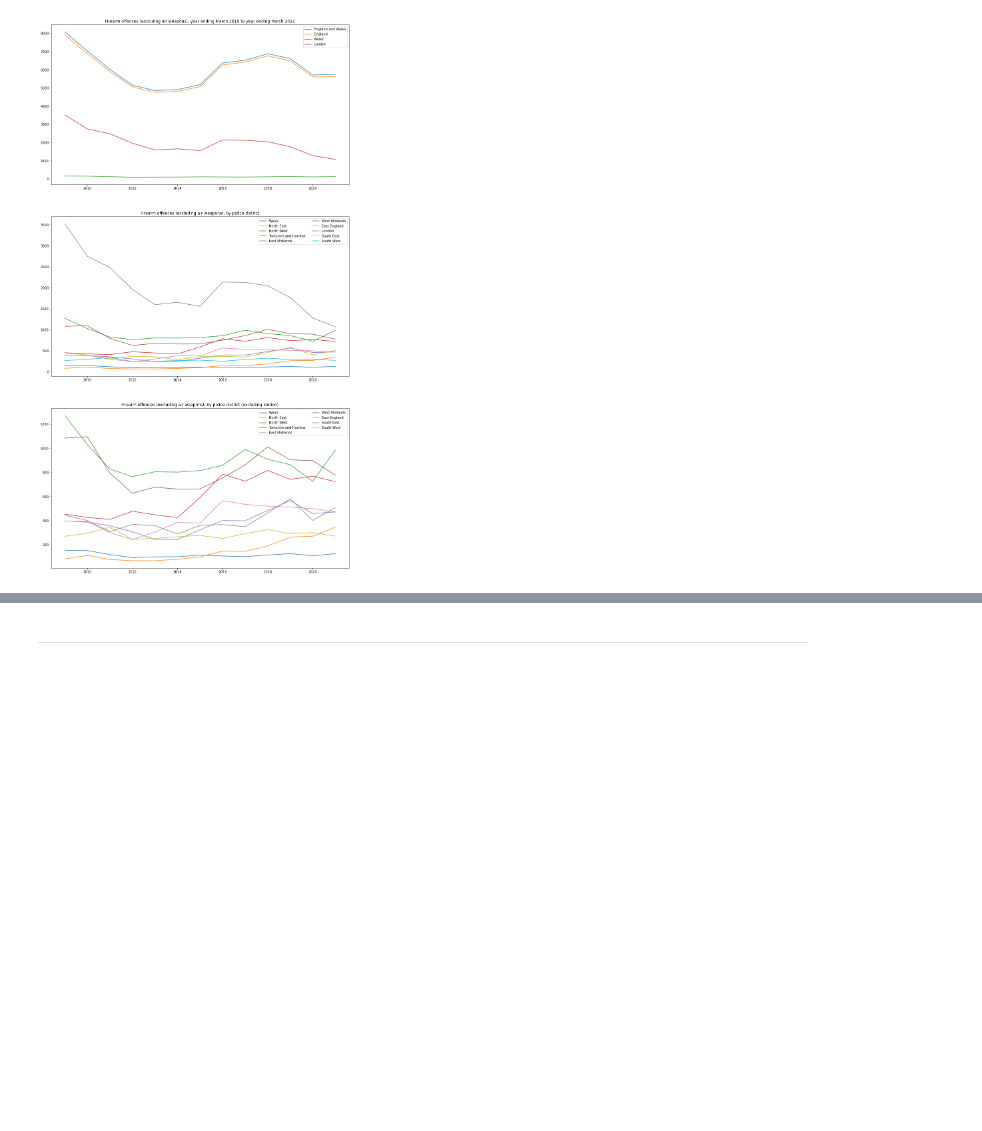
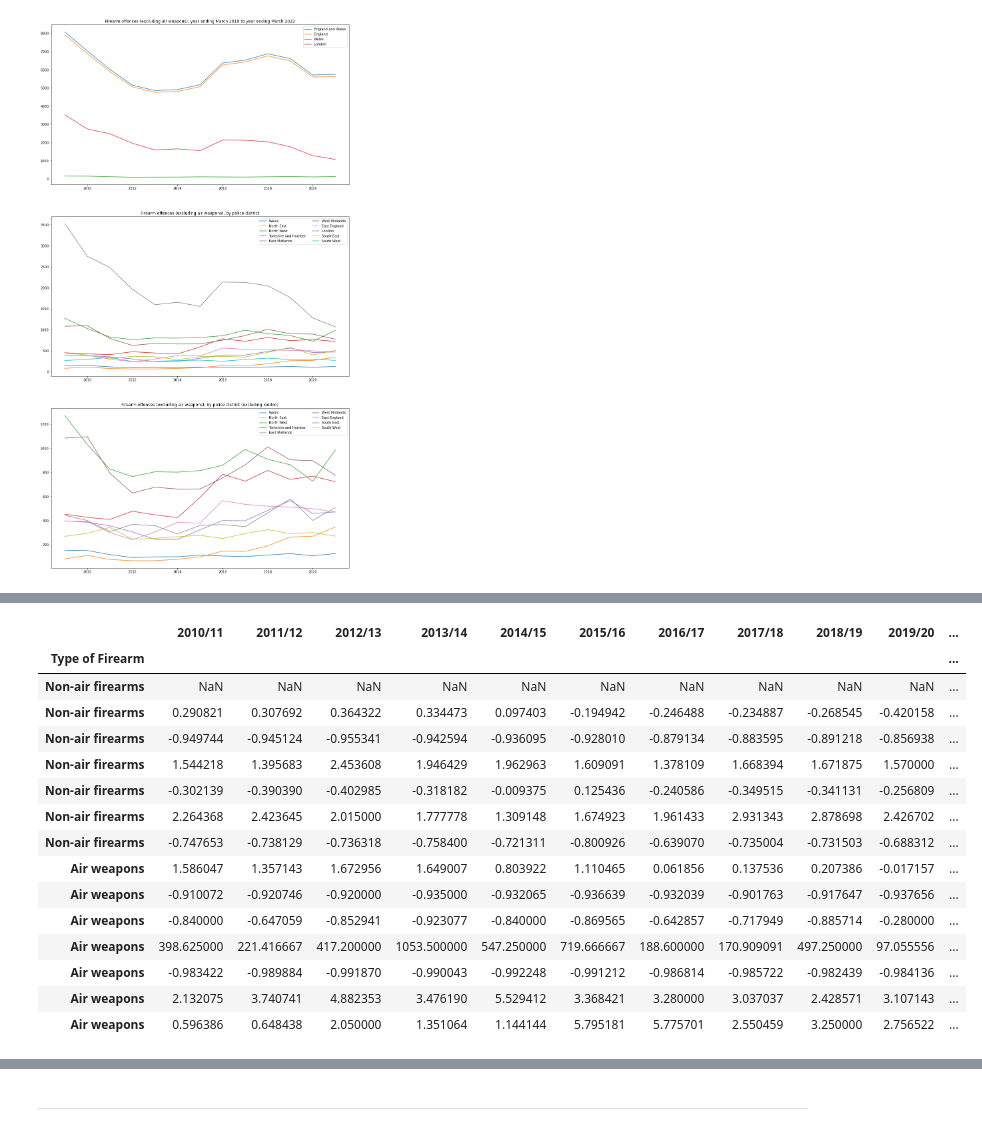
Before and after one commit to dgrinbe/London_Crime_Statistics, a Jupyter notebook: London Crime Analysis.ipynb, the cells around one changed output, grey strips where cells are left out. Cells and saved outputs as stored; diff of their text form; code cells hidden in the pictures; blank space fills up the shorter version.

```diff
--- a/London Crime Analysis.ipynb
+++ b/London Crime Analysis.ipynb
@@ -65,0 +103,19 @@ plt.show()
+# %%
+df_offense_group[df_offense_group.columns.to_list()[1:]].pct_change()
+# %% [output]
+|  | 2010/11 | 2011/12 | 2012/13 | 2013/14 | 2014/15 | 2015/16 | 2016/17 | 2017/18 | 2018/19 | 2019/20 | ... |
+| Type of Firearm |  |  |  |  |  |  |  |  |  |  | ... |
+| Non-air firearms | NaN | NaN | NaN | NaN | NaN | NaN | NaN | NaN | NaN | NaN | ... |
+| Non-air firearms | 0.290821 | 0.307692 | 0.364322 | 0.334473 | 0.097403 | -0.194942 | -0.246488 | -0.234887 | -0.268545 | -0.420158 | ... |
+| Non-air firearms | -0.949744 | -0.945124 | -0.955341 | -0.942594 | -0.936095 | -0.928010 | -0.879134 | -0.883595 | -0.891218 | -0.856938 | ... |
+| Non-air firearms | 1.544218 | 1.395683 | 2.453608 | 1.946429 | 1.962963 | 1.609091 | 1.378109 | 1.668394 | 1.671875 | 1.570000 | ... |
+| Non-air firearms | -0.302139 | -0.390390 | -0.402985 | -0.318182 | -0.009375 | 0.125436 | -0.240586 | -0.349515 | -0.341131 | -0.256809 | ... |
+| Non-air firearms | 2.264368 | 2.423645 | 2.015000 | 1.777778 | 1.309148 | 1.674923 | 1.961433 | 2.931343 | 2.878698 | 2.426702 | ... |
+| Non-air firearms | -0.747653 | -0.738129 | -0.736318 | -0.758400 | -0.721311 | -0.800926 | -0.639070 | -0.735004 | -0.731503 | -0.688312 | ... |
+| Air weapons | 1.586047 | 1.357143 | 1.672956 | 1.649007 | 0.803922 | 1.110465 | 0.061856 | 0.137536 | 0.207386 | -0.017157 | ... |
+| Air weapons | -0.910072 | -0.920746 | -0.920000 | -0.935000 | -0.932065 | -0.936639 | -0.932039 | -0.901763 | -0.917647 | -0.937656 | ... |
+| Air weapons | -0.840000 | -0.647059 | -0.852941 | -0.923077 | -0.840000 | -0.869565 | -0.642857 | -0.717949 | -0.885714 | -0.280000 | ... |
+| Air weapons | 398.625000 | 221.416667 | 417.200000 | 1053.500000 | 547.250000 | 719.666667 | 188.600000 | 170.909091 | 497.250000 | 97.055556 | ... |
+| Air weapons | -0.983422 | -0.989884 | -0.991870 | -0.990043 | -0.992248 | -0.991212 | -0.986814 | -0.985722 | -0.982439 | -0.984136 | ... |
+| Air weapons | 2.132075 | 3.740741 | 4.882353 | 3.476190 | 5.529412 | 3.368421 | 3.280000 | 3.037037 | 2.428571 | 3.107143 | ... |
+| Air weapons | 0.596386 | 0.648438 | 2.050000 | 1.351064 | 1.144144 | 5.795181 | 5.775701 | 2.550459 | 3.250000 | 2.756522 | ... |
```
Also changed, not shown: parts of 10 cells of this notebook, 1 other file.
